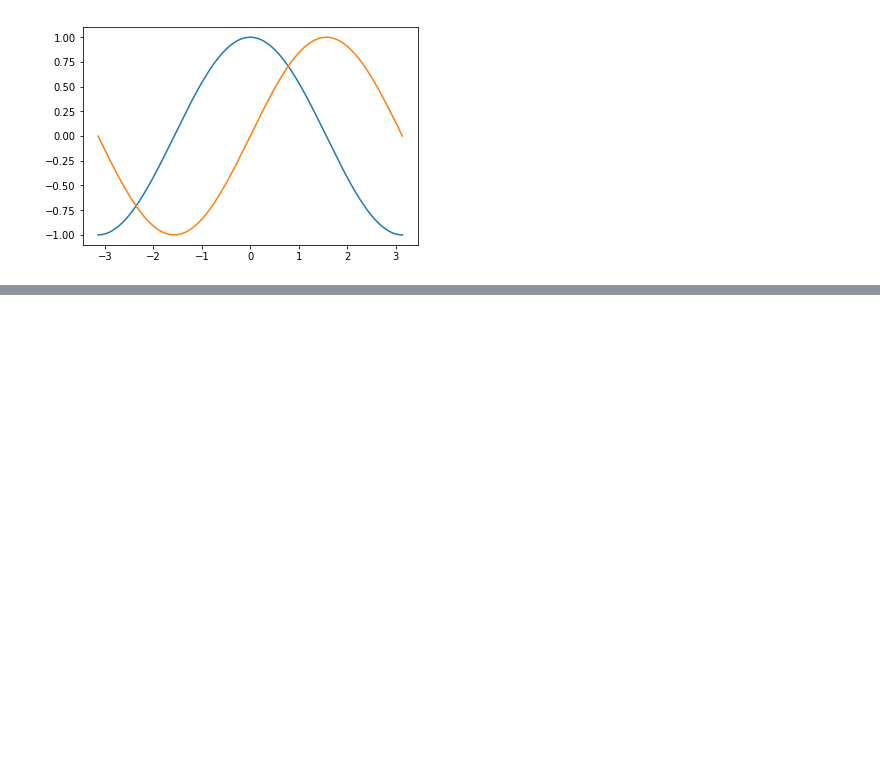
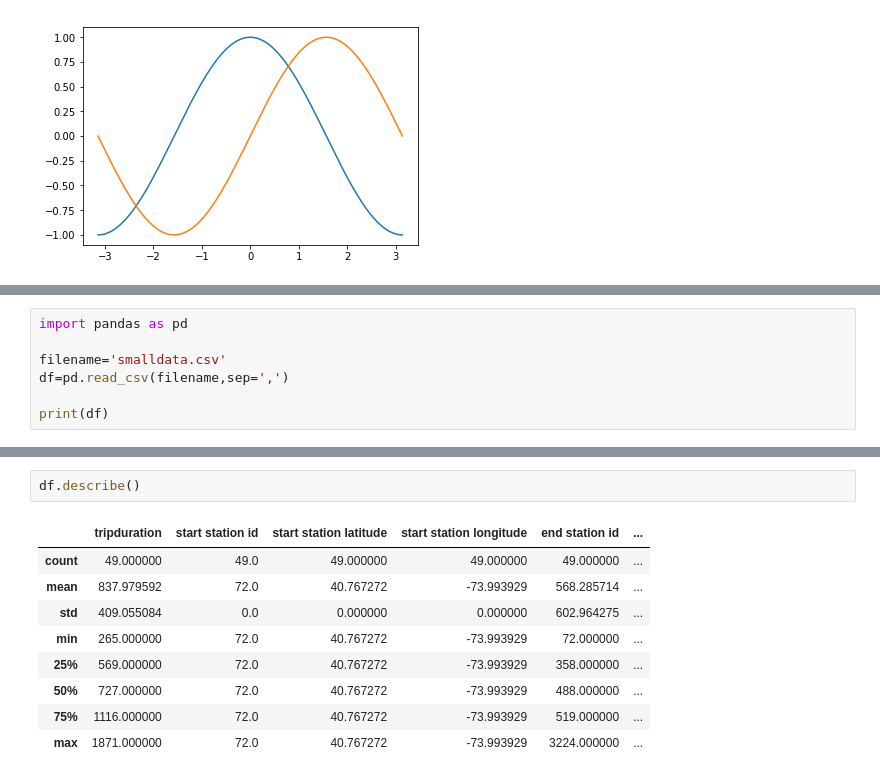
Before and after one commit to LvDQ/NYU_workshop, a Jupyter notebook: Hello-World-Python.ipynb, the cells around one changed output, grey strips where cells are left out. Cells and saved outputs as stored; diff of their text form; blank space fills up the shorter version.

```diff
--- a/Hello-World-Python.ipynb
+++ b/Hello-World-Python.ipynb
@@ -182,0 +249,7 @@ plt.show()
+# %%
+import pandas as pd
+
+filename='smalldata.csv'
+df=pd.read_csv(filename,sep=',')
+
+print(df)
@@ -182,0 +308,12 @@ plt.show()
+# %%
+df.describe()
+# %% [output]
+|  | tripduration | start station id | start station latitude | start station longitude | end station id | ... |
+| count | 49.000000 | 49.0 | 49.000000 | 49.000000 | 49.000000 | ... |
+| mean | 837.979592 | 72.0 | 40.767272 | -73.993929 | 568.285714 | ... |
+| std | 409.055084 | 0.0 | 0.000000 | 0.000000 | 602.964275 | ... |
+| min | 265.000000 | 72.0 | 40.767272 | -73.993929 | 72.000000 | ... |
+| 25% | 569.000000 | 72.0 | 40.767272 | -73.993929 | 358.000000 | ... |
+| 50% | 727.000000 | 72.0 | 40.767272 | -73.993929 | 488.000000 | ... |
+| 75% | 1116.000000 | 72.0 | 40.767272 | -73.993929 | 519.000000 | ... |
+| max | 1871.000000 | 72.0 | 40.767272 | -73.993929 | 3224.000000 | ... |
```
Also changed, not shown: parts of 11 cells of this notebook.
